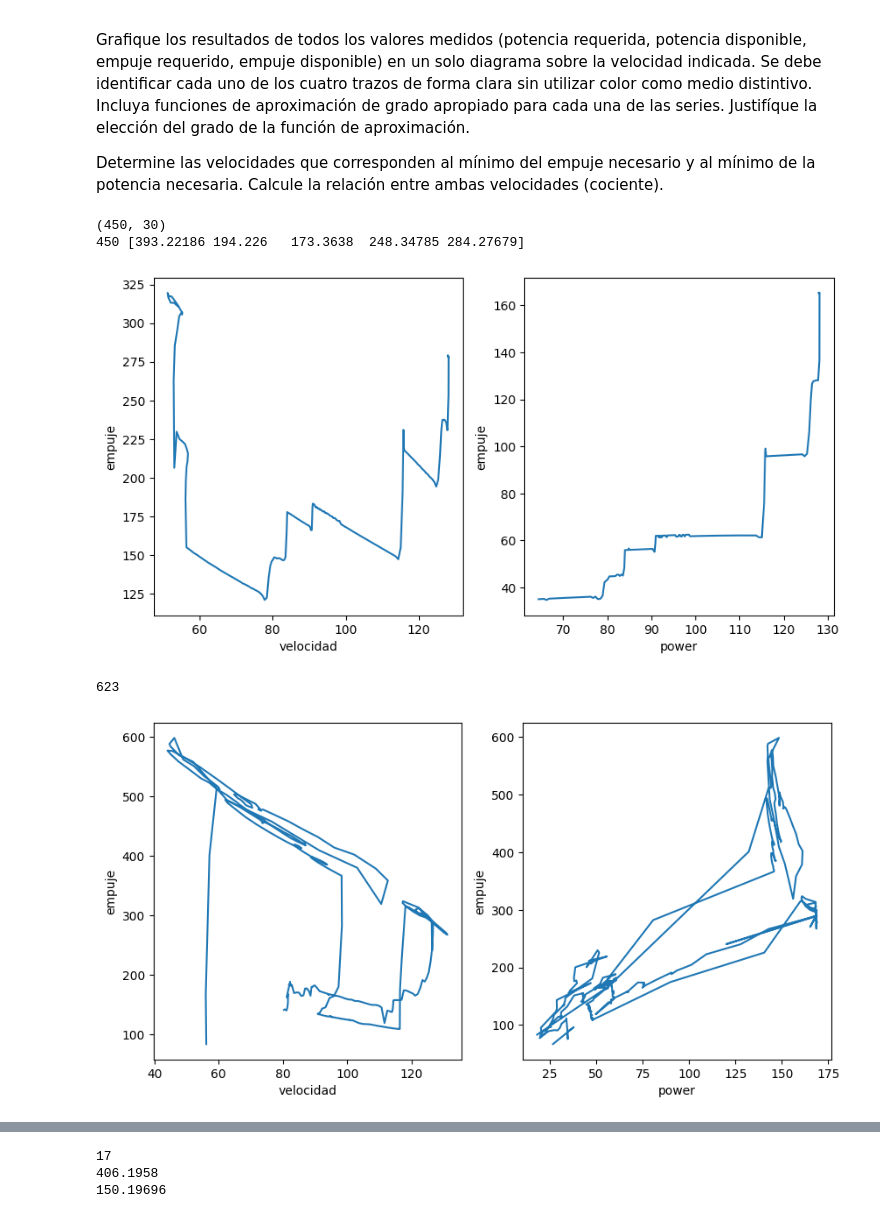
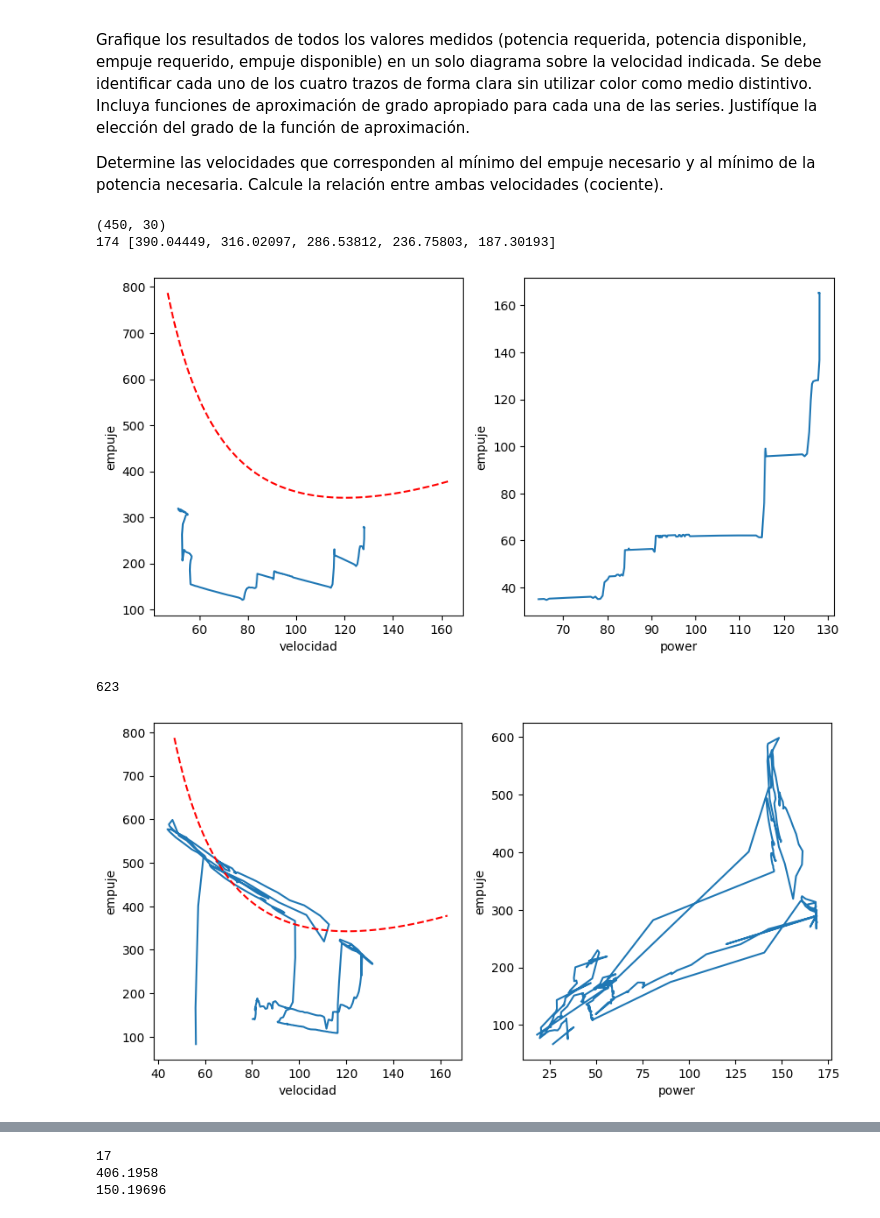
Before and after one commit to otarola-joaquin/Trabajos-varios-8vo-semestre, a Jupyter notebook: Mecánica del Vuelo/Tarea_3/lab3_graficos.ipynb, the cells around one changed output, grey strips where cells are left out. Drawn from its saved outputs; the diff is of its cells as text; code cells hidden in the pictures.

```diff
--- a/Mecánica del Vuelo/Tarea_3/lab3_graficos.ipynb
+++ b/Mecánica del Vuelo/Tarea_3/lab3_graficos.ipynb
@@ -35,7 +35,7 @@ def T_req(v):
 # %%
 import matplotlib.pyplot as plt
 
-v_linspace = linspace(v_min, v_max, 1000)
+v_linspace = linspace(v_min/1.688, v_max/1.688, 1000)
 v_md = (4/(pi*e*(b**2/S_w)*c_d0))**.25 * ((W/S_w)/rho_1000ft)**.5
 
 plt.plot(v_linspace, T_req(v_linspace))
@@ -71,32 +71,35 @@ with open('segundo_vuelo.csv', 'r') as archivo:
 datos = np.array(datos)
 print(datos.shape)          # (filas, 30)
 
-v_indicated = datos[:, 0]   # [kt]
-v_true      = datos[:, 2]   # [kt]
-alpha       = datos[:, 7]   # [deg]
-vpath       = datos[:, 10]  # [deg]
-altitude    = datos[:, 14]  # [ft]
-power_av    = datos[:, 20]  # [hp]
-thrust_av   = datos[:, 21]  # [lb]
-lift        = datos[:, 24]  # [lb]
-drag        = datos[:, 25]  # [lb]
+v_indicated_2 = datos[:, 0]   # [kt]
+v_true_2      = datos[:, 2]   # [kt]
+alpha_2       = datos[:, 7]   # [deg]
+vpath_2       = datos[:, 10]  # [deg]
+altitude_2    = datos[:, 14]  # [ft]
+power_av_2    = datos[:, 20]  # [hp]
+thrust_av_2   = datos[:, 21]  # [lb]
+lift_2        = datos[:, 24]  # [lb]
+drag_2        = datos[:, 25]  # [lb]
 
 print(len(thrust_av), thrust_av[:5])
 # %% [output]
 (450, 30)
-450 [393.22186 194.226   173.3638  248.34785 284.27679]
+174 [390.04449, 316.02097, 286.53812, 236.75803, 187.30193]
 # %%
 plt.rcParams['figure.figsize'] = (10,5)
 fig, (ax1, ax2) = plt.subplots(1,2)
-ax1.plot(v_true[150:-10],thrust_av[150:-10])
+ax1.plot(v_true_2[150:-10],thrust_av_2[150:-10])
 ax1.set_ylabel('empuje')
 ax1.set_xlabel('velocidad')
-ax2.plot(v_true[150:-50],power_av[150:-50])
+
+ax1.plot(v_linspace, T_req(v_linspace), linestyle='--', color='red')
+
+ax2.plot(v_true_2[150:-50],power_av_2[150:-50])
 ax2.set_xlabel('power')
 ax2.set_ylabel('empuje')
 plt.show()
 # %% [output]
-[figure, old version]
+[figure, new version]
 # %%
 
 datos = []
@@ -112,11 +115,11 @@ with open('primer_vuelo.csv', 'r') as archivo:   # revisa que el nombre coincida
 
 datos = np.array(datos)
 
-v_indicated = datos[:, 0]    # [kt]  _kias
-v_true      = datos[:, 2]    # [kt]  _ktas
-altitude    = datos[:, 21]   # [ft]  MSL
-power_av    = datos[:, 27]   # [hp]  potencia
-thrust_av   = datos[:, 28]   # [lb]  empuje
+v_indicated_1 = datos[:, 0]    # [kt]  _kias
+v_true_1      = datos[:, 2]    # [kt]  _ktas
+altitude_1    = datos[:, 21]   # [ft]  MSL
+power_av_1    = datos[:, 27]   # [hp]  potencia
+thrust_av_1   = datos[:, 28]   # [lb]  empuje
 
 print(len(datos))
 # %% [output]
@@ -124,15 +127,18 @@ print(len(datos))
 # %%
 plt.rcParams['figure.figsize'] = (10,5)
 fig, (ax1, ax2) = plt.subplots(1,2)
-ax1.plot(v_true[0:100 and 500:],thrust_av[0:100 and 500:])
+ax1.plot(v_true_1[0:100 and 500:],thrust_av_1[0:100 and 500:])
 ax1.set_ylabel('empuje')
 ax1.set_xlabel('velocidad')
-ax2.plot(power_av,thrust_av)
+
+ax1.plot(v_linspace, T_req(v_linspace), linestyle='--', color='red')
+
+ax2.plot(power_av_1,thrust_av_1)
 ax2.set_xlabel('power')
 ax2.set_ylabel('empuje')
 plt.show()
 # %% [output]
-[figure, old version]
+[figure, new version]
 # %%
 with open('vuelo_3.csv', 'r') as archivo:
     lineas = [line.rstrip(',') for line in archivo]
```
Also changed, not shown: parts of 7 cells of this notebook.
